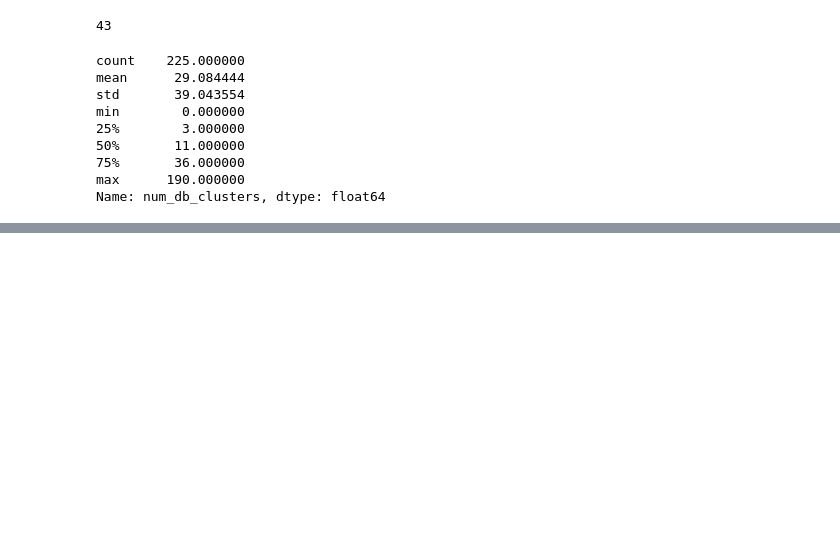
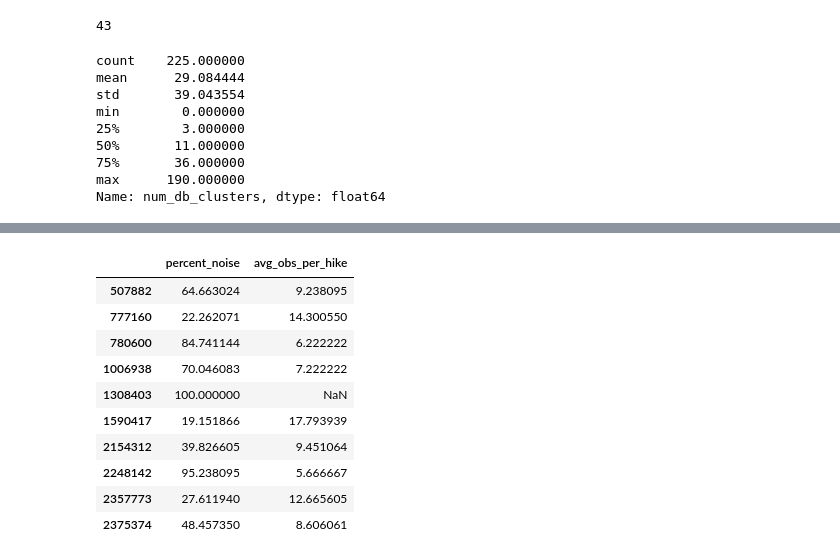
Before and after one commit to mccoolgrime/BrainStationCapstone, a Jupyter notebook: notebooks/Applying ML to Find User Hikes - Comparing Users.ipynb, the cells around one changed output, grey strips where cells are left out. Drawn from its saved outputs; the diff is of its cells as text; code cells hidden in the pictures; blank space fills up the shorter version.

```diff
--- a/notebooks/Applying ML to Find User Hikes - Comparing Users.ipynb
+++ b/notebooks/Applying ML to Find User Hikes - Comparing Users.ipynb
@@ -1078,0 +1209,14 @@ Name: num_db_clusters, dtype: float64
+# %%
+user_data_df[user_data_df.index.isin(random_users)]
+# %% [output]
+|  | percent_noise | avg_obs_per_hike |
+| 507882 | 64.663024 | 9.238095 |
+| 777160 | 22.262071 | 14.300550 |
+| 780600 | 84.741144 | 6.222222 |
+| 1006938 | 70.046083 | 7.222222 |
+| 1308403 | 100.000000 | NaN |
+| 1590417 | 19.151866 | 17.793939 |
+| 2154312 | 39.826605 | 9.451064 |
+| 2248142 | 95.238095 | 5.666667 |
+| 2357773 | 27.611940 | 12.665605 |
+| 2375374 | 48.457350 | 8.606061 |
```
Also changed, not shown: parts of 19 cells of this notebook.
